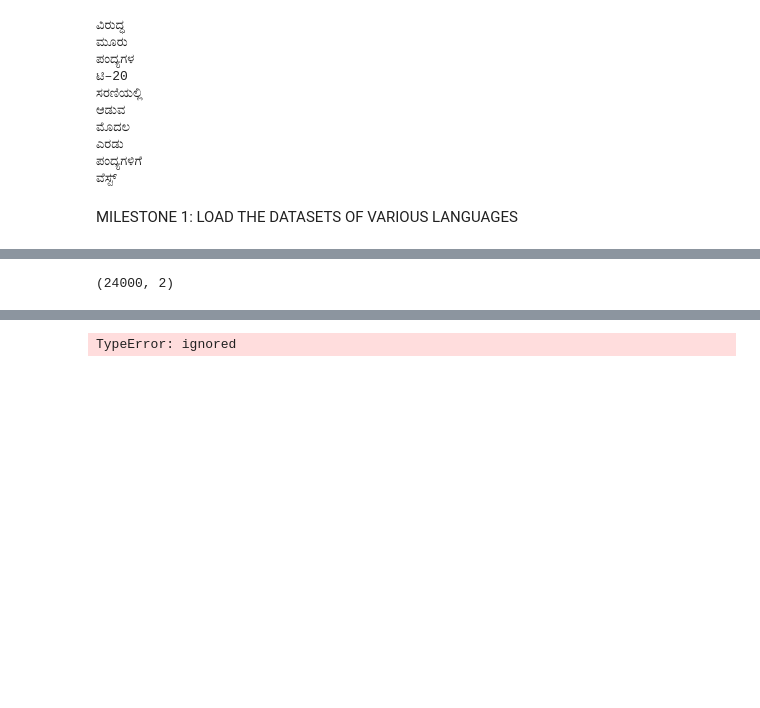
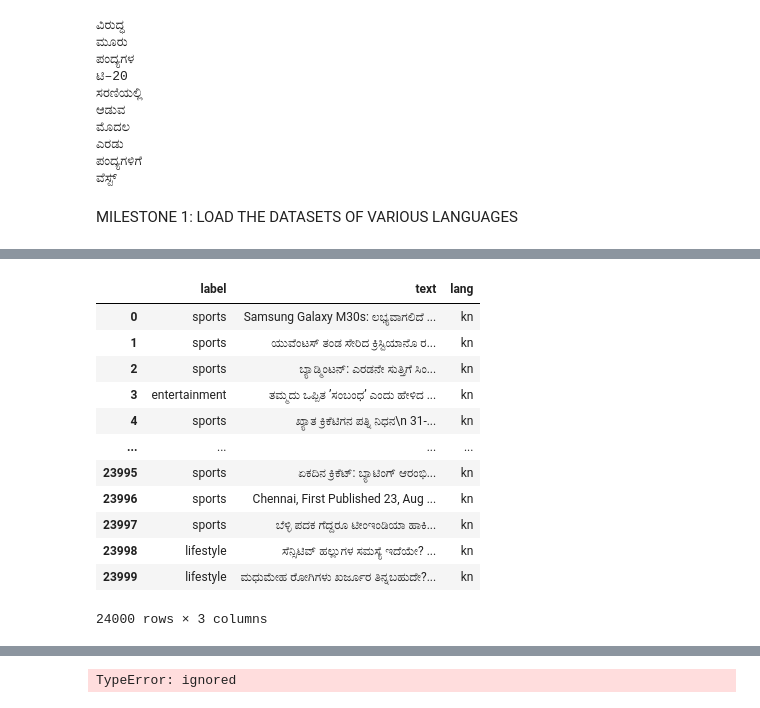
Before and after one commit to Tiru-Kaggundi/Adv_ML_project, a Jupyter notebook: LM_detection.ipynb, the cells around one changed output, grey strips where cells are left out. Saved outputs shown, nothing was run; the diff lists cells and outputs as text; code cells hidden in the pictures; blank space fills up the shorter version.

```diff
--- a/LM_detection.ipynb
+++ b/LM_detection.ipynb
@@ -323,9 +337,22 @@ train_hi.shape
 # %%
 # Load Kannada train and test
-train_kn = pd.read_csv('/content/gdrive/MyDrive/AML_Project/kn/kn-train.csv', header=None)
-test_kn = pd.read_csv('/content/gdrive/MyDrive/AML_Project/kn/kn-test.csv', header=None)
-train_kn.shape
+train_kn = pd.read_csv('/content/gdrive/MyDrive/AML_Project/kn/kn-train.csv', names = ["label", "text"],header=None)
+train_kn['lang'] = "kn"
+test_kn = pd.read_csv('/content/gdrive/MyDrive/AML_Project/kn/kn-test.csv', names = ["label", "text"],header=None)
+train_kn
 # %% [output]
+|  | label | text | lang |
+| 0 | sports | Samsung Galaxy M30s: ಲಭ್ಯವಾಗಲಿದೆ ... | kn |
+| 1 | sports | ಯುವೆಂಟಸ್ ತಂಡ ಸೇರಿದ ಕ್ರಿಸ್ಟಿಯಾನೊ ರ... | kn |
+| 2 | sports | ಬ್ಯಾಡ್ಮಿಂಟನ್‌: ಎರಡನೇ ಸುತ್ತಿಗೆ ಸಿಂ... | kn |
+| 3 | entertainment | ತಮ್ಮದು ಒಪ್ಪಿತ ʼಸಂಬಂಧʼ ಎಂದು ಹೇಳಿದ ... | kn |
+| 4 | sports | ಖ್ಯಾತ ಕ್ರಿಕೆಟಿಗನ ಪತ್ನಿ ನಿಧನ\n 31-... | kn |
+| ... | ... | ... | ... |
+| 23995 | sports | ಏಕದಿನ ಕ್ರಿಕೆಟ್‌: ಬ್ಯಾಟಿಂಗ್‌ ಆರಂಭಿ... | kn |
+| 23996 | sports | Chennai, First Published 23, Aug ... | kn |
+| 23997 | sports | ಬೆಳ್ಳಿ ಪದಕ ಗೆದ್ದರೂ ಟೀಂಇಂಡಿಯಾ ಹಾಕಿ... | kn |
+| 23998 | lifestyle | ಸೆನ್ಸಿಟಿವ್ ಹಲ್ಲುಗಳ ಸಮಸ್ಯೆ ಇದೆಯೇ? ... | kn |
+| 23999 | lifestyle | ಮಧುಮೇಹ ರೋಗಿಗಳು ಖರ್ಜೂರ ತಿನ್ನಬಹುದೇ?... | kn |
-(24000, 2)
+24000 rows × 3 columns
 # %%
 # Load Malyalam train and test
```
Also changed, not shown: parts of 7 cells of this notebook.
